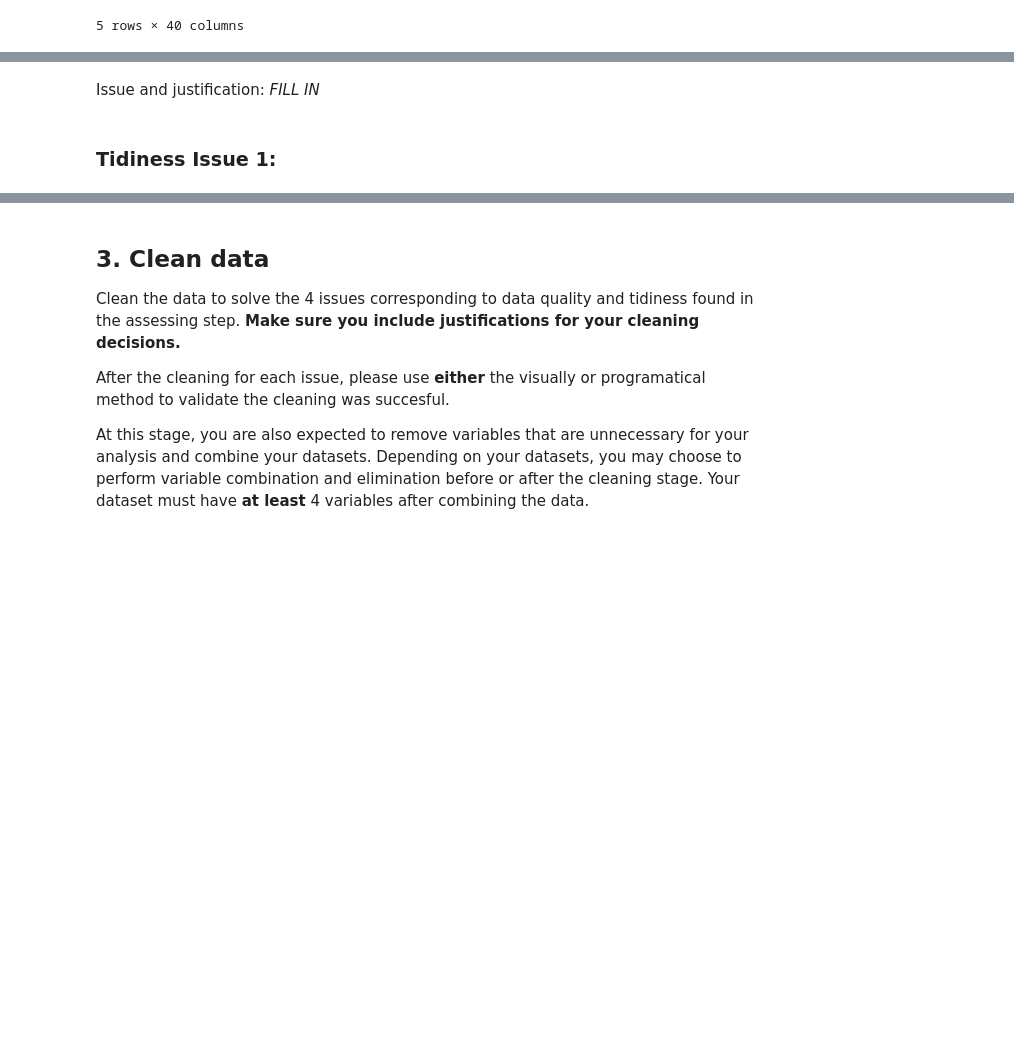
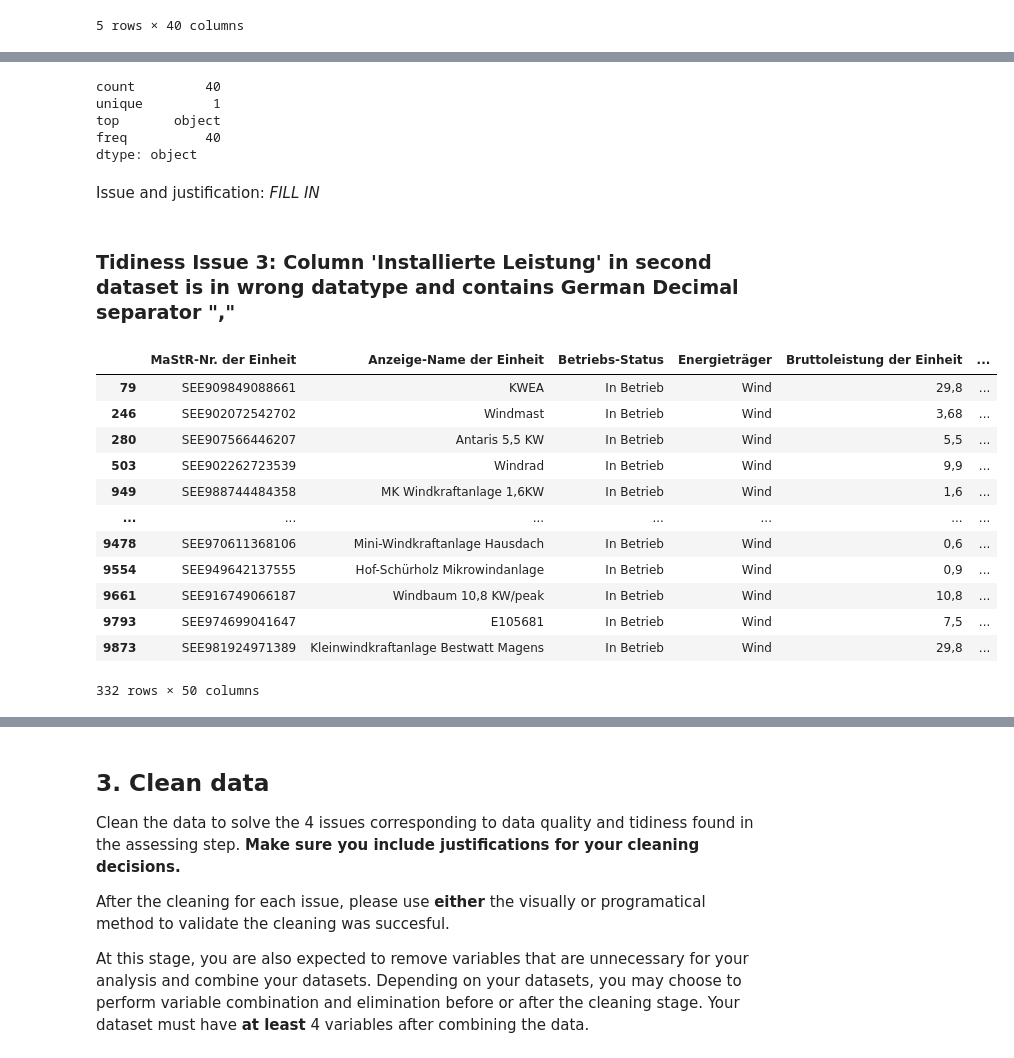
Before and after one commit to HeinrichBoeing/udacity-data_analyst-project2-data_wrangling, a Jupyter notebook: data_wrangling_project_starter_data_wrangling_project_starter.ipynb, the cells around one changed output, grey strips where cells are left out. Drawn from its saved outputs; the diff is of its cells as text; code cells hidden in the pictures; blank space fills up the shorter version.

```diff
--- a/data_wrangling_project_starter_data_wrangling_project_starter.ipynb
+++ b/data_wrangling_project_starter_data_wrangling_project_starter.ipynb
@@ -116,7 +115,7 @@ The Dataset contains 50 different columns/variables. Hence, all non necessary va
 df2_1 = pd.read_csv('Stromerzeuger_1_bis_25000.csv', sep=';', on_bad_lines='warn')
 df2_2 = pd.read_csv('Stromerzeuger_25001_bis_34883.csv', sep=';', on_bad_lines='warn')
 
-df2 = pd.concat([df2_1, df2_2])
+df2 = pd.concat([df2_1, df2_2], ignore_index=True)
 # %%
 df2.head(5)
 # %% [output]
@@ -192,6 +195,30 @@ columns and time index are not set correctly
 # %%
 #FILL IN - Inspecting the dataframe programmatically
+df.dtypes.describe()
+# %% [output]
+count         40
+unique         1
+top       object
+freq          40
+dtype: object
 # %% [markdown]
 Issue and justification: *FILL IN*
-# %% [markdown]
-### Tidiness Issue 1:
+# %% [markdown]
+### Tidiness Issue 3: Column 'Installierte Leistung' in second dataset is in wrong datatype and contains German Decimal separator ","
+# %%
+#FILL IN - Inspecting the dataframe visually
+df2.loc[df2['Installierte Leistung'].notna()].query('`Installierte Leistung`.str.contains(",")')
+# %% [output]
+|  | MaStR-Nr. der Einheit | Anzeige-Name der Einheit | Betriebs-Status | Energieträger | Bruttoleistung der Einheit | ... |
+| 79 | SEE909849088661 | KWEA | In Betrieb | Wind | 29,8 | ... |
+| 246 | SEE902072542702 | Windmast | In Betrieb | Wind | 3,68 | ... |
+| 280 | SEE907566446207 | Antaris 5,5 KW | In Betrieb | Wind | 5,5 | ... |
+| 503 | SEE902262723539 | Windrad | In Betrieb | Wind | 9,9 | ... |
+| 949 | SEE988744484358 | MK Windkraftanlage 1,6KW | In Betrieb | Wind | 1,6 | ... |
+| ... | ... | ... | ... | ... | ... | ... |
+| 9478 | SEE970611368106 | Mini-Windkraftanlage Hausdach | In Betrieb | Wind | 0,6 | ... |
+| 9554 | SEE949642137555 | Hof-Schürholz Mikrowindanlage | In Betrieb | Wind | 0,9 | ... |
+| 9661 | SEE916749066187 | Windbaum 10,8 KW/peak | In Betrieb | Wind | 10,8 | ... |
+| 9793 | SEE974699041647 | E105681 | In Betrieb | Wind | 7,5 | ... |
+| 9873 | SEE981924971389 | Kleinwindkraftanlage Bestwatt Magens | In Betrieb | Wind | 29,8 | ... |
+332 rows × 50 columns
```
Also changed, not shown: parts of 62 cells of this notebook, 1 other file.
